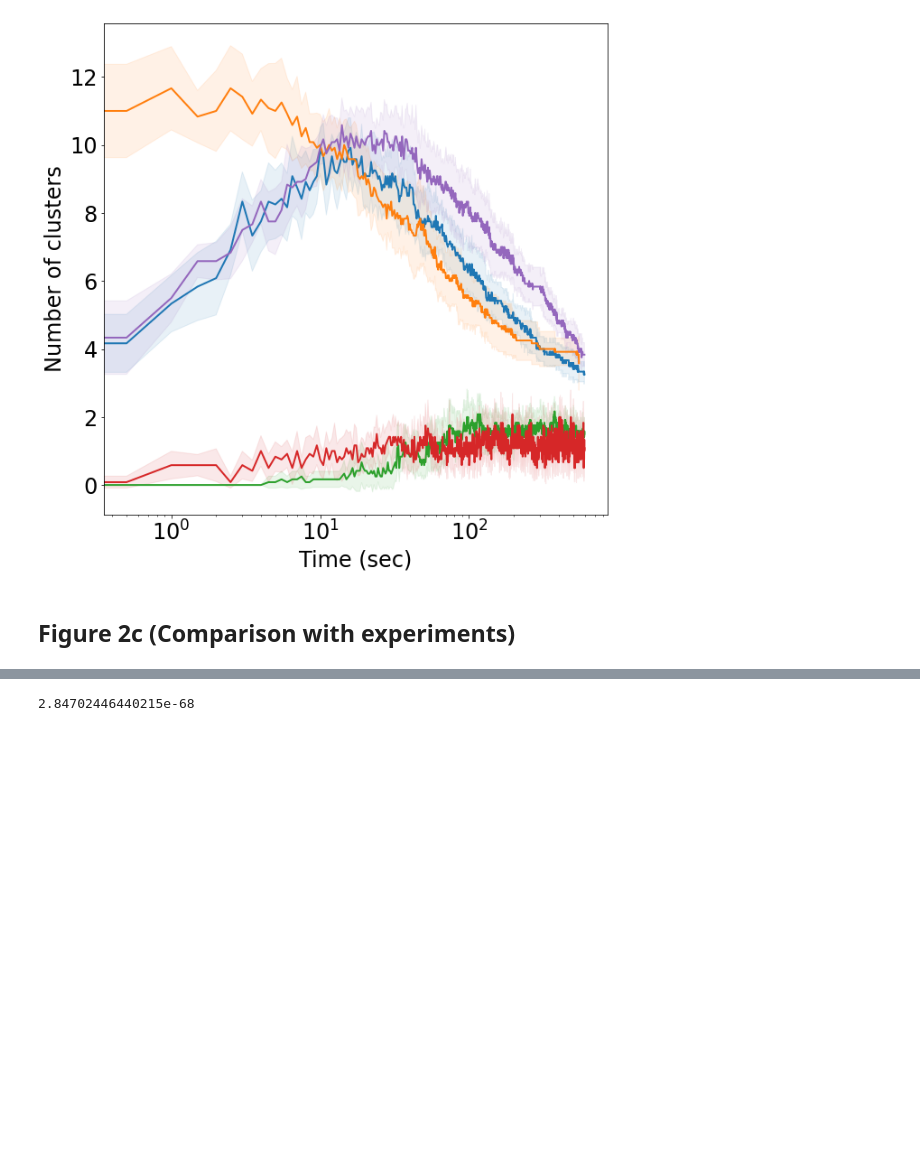
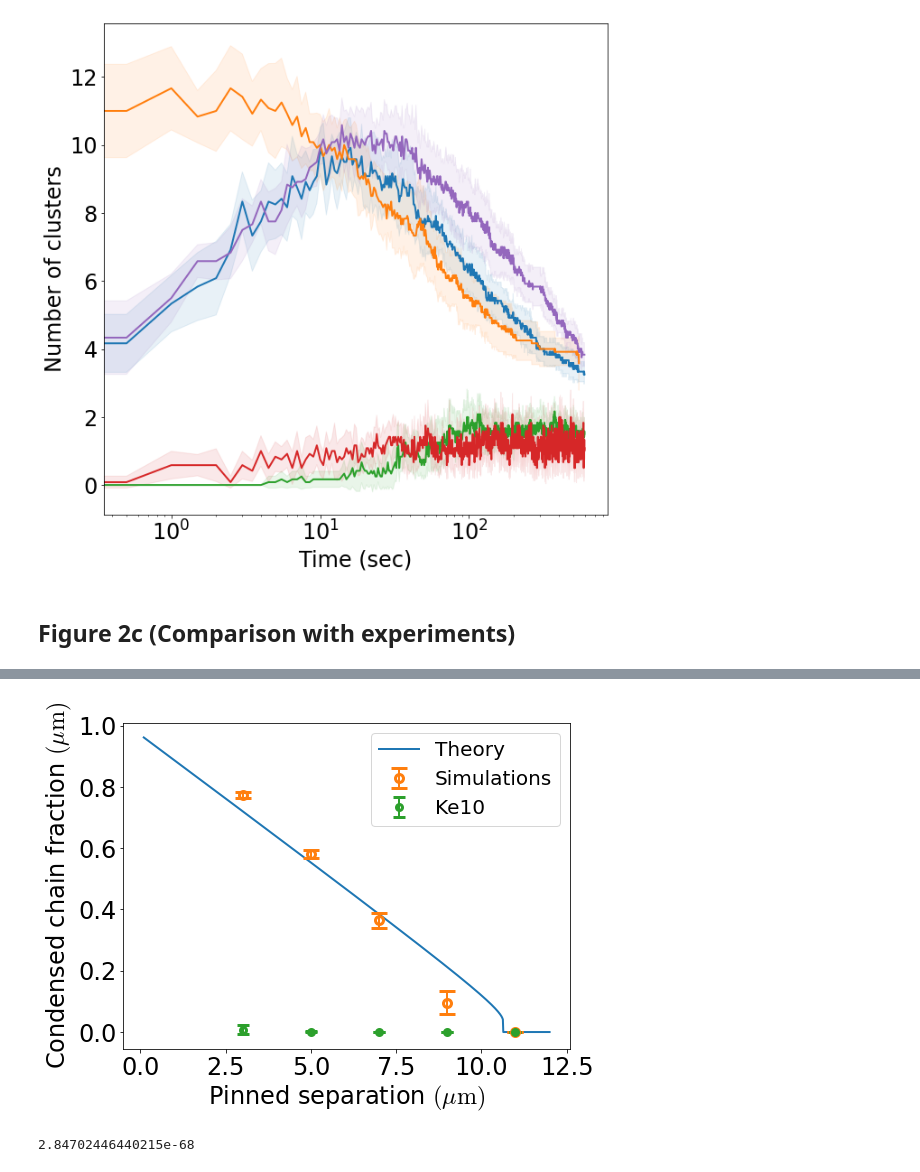
Before and after one commit to palladio11/aLENS_analysis, a Jupyter notebook: notebooks/chromatin_notebooks/Dyn_cond_figs/Figure2.ipynb, the cells around one changed output, grey strips where cells are left out. Drawn from its saved outputs; the diff is of its cells as text; code cells hidden in the pictures; blank space fills up the shorter version.

```diff
--- a/notebooks/chromatin_notebooks/Dyn_cond_figs/Figure2.ipynb
+++ b/notebooks/chromatin_notebooks/Dyn_cond_figs/Figure2.ipynb
@@ -631,3 +626,79 @@ _ = axarr.legend()
+# %%
+from scipy.optimize import root_scalar
+# Parameters (from Renger et al.)
+# mu = 11. # Free energy per volume pN/um
+# alpha = .05 # Condensate packing factor um^2
+# gamma = .15 # Surface tension pN/um
+# kappa = .0822 # Filament flexibility pN
+# Ltot = 16.5 # Total length of the polymer um
+
+mu = 4. # Free energy per volume pN/um
+alpha = .05 # Condensate packing factor um^2
+gamma = .15 # Surface tension pN/um
+kappa = .0822 # Filament flexibility pN
+Ltot = 16. # Total length of the polymer um
+
+beta = 1./.0041
+fig, axarr = plt.subplots(1, 1, figsize=(8, 6))
+
+
+# Get theoretical results
+lsep_arr = np.linspace(.1, 12, 1000)
+
+ld_max_prob = np.zeros(lsep_arr.size)
+for i, lsep in enumerate(lsep_arr):
+    bound = .1
+    while free_energy_deriv(bound, Ltot, lsep, mu, alpha, gamma, kappa) > 0:
+        bound += .5
+    if bound > Ltot-(lsep*1.0000001):
+        ld_max_prob[i] = 0.
+        continue
+    # free_energy_deriv(bound, Ltot, lsep, mu, alpha, gamma, kappa)
+    # free_energy_deriv(Ltot-(lsep*1.0000001), Ltot, lsep, mu, alpha, gamma, kappa)
+    result = root_scalar(free_energy_deriv, method='brentq', bracket=[bound, Ltot-(lsep*1.0000001)], args=(Ltot, lsep, mu, alpha, gamma, kappa))
+    ld_max_prob[i] = result.root
+_ = axarr.plot(lsep_arr, ld_max_prob/16.5, label='Theory')
+_ = axarr.set_xlabel(r'Pinned separation $(\mu {\rm m})$')
+_ = axarr.set_ylabel(r'Condensed chain fraction $(\mu {\rm m})$')
+
+with h5py.File('Figure2/fig2b_pin_ke_data_dict.h5', 'r') as h5d:
+    time_arr = h5d['time'][...]
+
+    pin_dist_arr = []
+    beads_num_arr = []
+    beads_std_arr = []
+    for i, label in enumerate(h5d.keys()):
+        if label != 'time':
+            h5_data = h5d[label]
+            Ke, pin_dist = h5_data.attrs['Ke'], h5_data.attrs['pin_dist']
+            if Ke == 30:
+                pin_dist_arr += [pin_dist]
+                beads_num_arr += [h5_data[time_arr.size//2:, 0].mean()]
+                beads_std_arr += [h5_data[time_arr.size//2:, 1].mean()]
+
+    _ = axarr.errorbar(pin_dist_arr, np.array(beads_num_arr)/1600., yerr=np.array(beads_std_arr)/1600., fmt='o', markeredgewidth=3, markersize=8, markerfacecolor='none', capsize=8, label='Simulations')
+
+    pin_dist_arr = []
+    beads_num_arr = []
+    beads_std_arr = []
+    for i, label in enumerate(h5d.keys()):
+        if label != 'time':
+            h5_data = h5d[label]
+            Ke, pin_dist = h5_data.attrs['Ke'], h5_data.attrs['pin_dist']
+            if Ke == 1:
+                pin_dist_arr += [pin_dist]
+                beads_num_arr += [h5_data[time_arr.size//2:, 0].mean()]
+                beads_std_arr += [h5_data[time_arr.size//2:, 1].mean()]
+
+    _ = axarr.errorbar(pin_dist_arr, np.array(beads_num_arr)/1600., yerr=np.array(beads_std_arr)/1600., fmt='o', markeredgewidth=3, markersize=6, markerfacecolor='none', capsize=6, label='Ke10')
+
+# _ = axarr.legend(loc='center left', bbox_to_anchor=(1.05, .5))
+_ = axarr.legend()
+
+
+# # Print the root
+# %% [output]
+[figure, added]
 # %%
 # Parameters (from Renger et al.)
 mu = 2.6 # Free energy per volume pN/um
```
Also changed, not shown: parts of 5 cells of this notebook.
